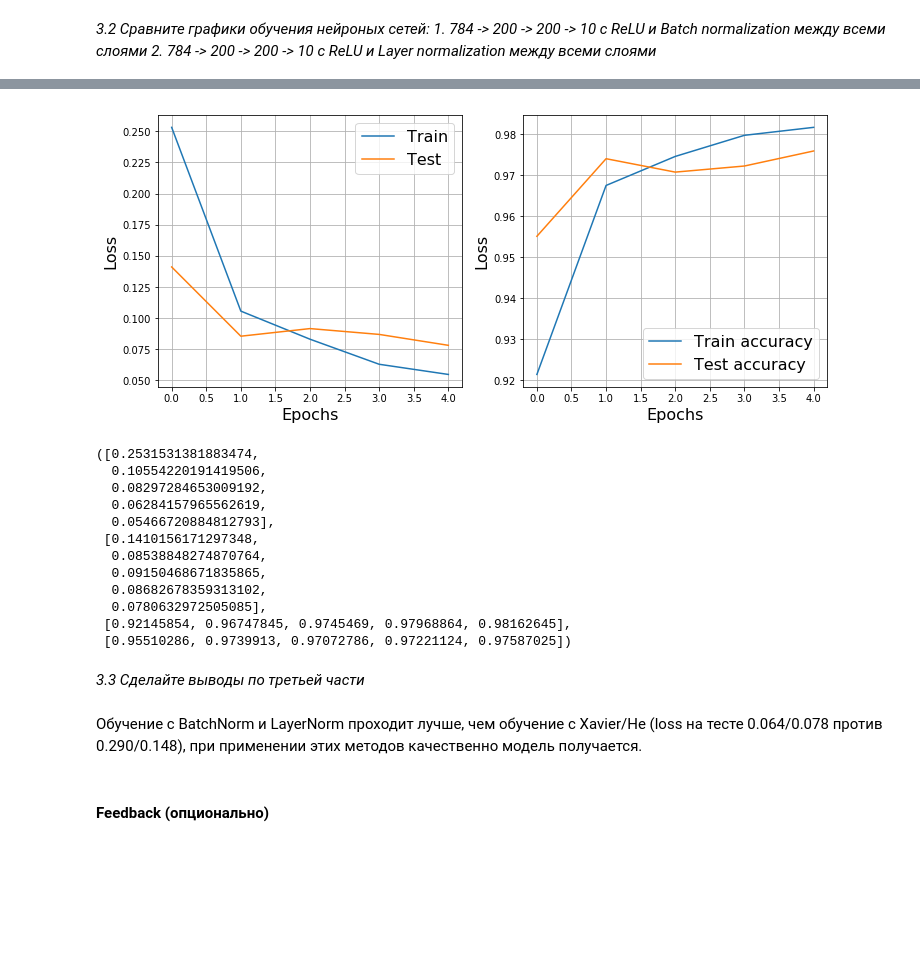
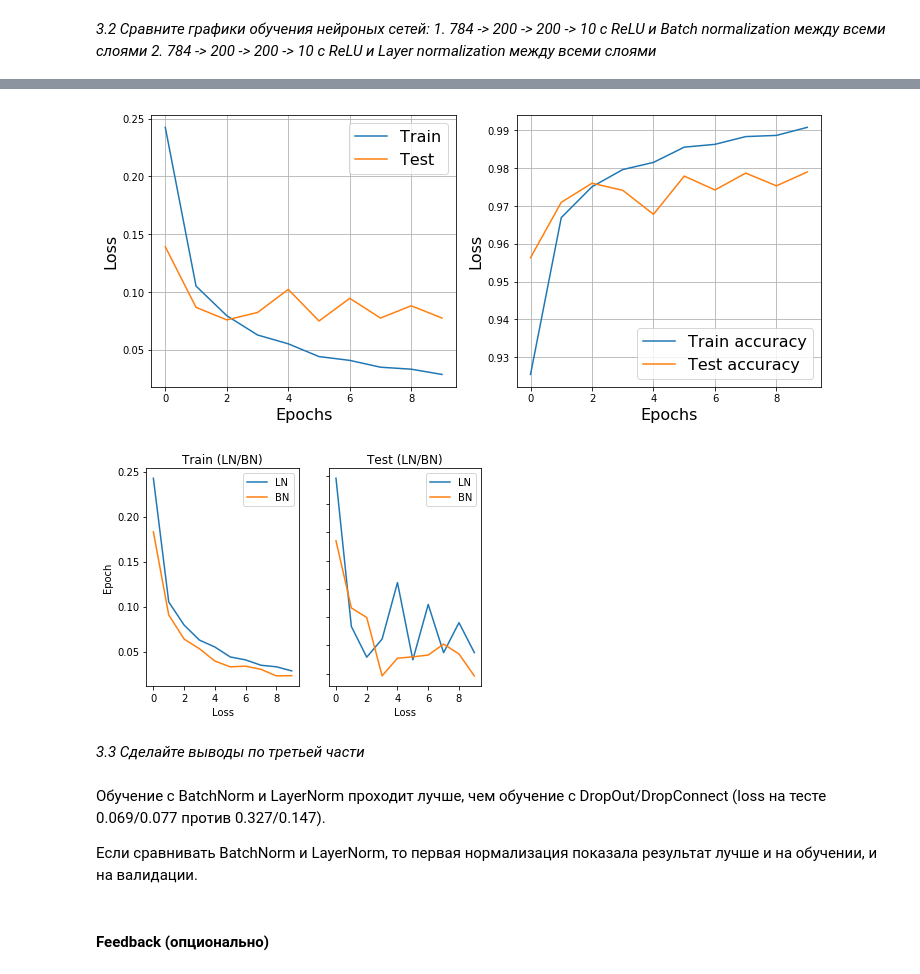
Before and after one commit to v-vskv-v/IR_ML, a Jupyter notebook: Data Analysis/Semester 2/viskov_task 5 (Speedup).ipynb, the cells around one changed output, grey strips where cells are left out. Drawn from its saved outputs; the diff is of its cells as text; code cells hidden in the pictures; blank space fills up the shorter version.

```diff
--- a/Data Analysis/Semester 2/viskov_task 5 (Speedup).ipynb
+++ b/Data Analysis/Semester 2/viskov_task 5 (Speedup).ipynb
@@ -263,5 +320,5 @@ net.append(nn.Linear(sizes[-1], 10))
 net.append(nn.LogSoftmax(1))
 net = nn.Sequential(*net)
 # %%
-train(net, train_loader, test_loader, 5, 0.01, device='cuda')
+infoDC = train(net, train_loader, test_loader, 10, 0.01, device='cuda')
 # %% [output]
@@ -313,13 +380,13 @@ net = [Flatten()]
 sizes = [28 ** 2, 200, 200]
 for in_dim, out_dim in zip(sizes, sizes[1:]):
     net.append(nn.Linear(in_dim, out_dim))
-    net.append(nn.BatchNorm1d(num_features=out_dim))
+    net.append(nn.BatchNorm1d(num_features=out_dim, affine=False))
     net.append(nn.ReLU())
 
 net.append(nn.BatchNorm1d(num_features=sizes[-1]))
 net.append(nn.Linear(sizes[-1], 10))
-net.append(nn.LogSoftmax(1))
+net.append(nn.LogSoftmax(dim=1))
 net = nn.Sequential(*net)
 # %%
-train(net, train_loader, test_loader, 5, 0.005, device='cuda')
+infoBN = train(net, train_loader, test_loader, 10, 0.005, device='cuda')
 # %% [output]
@@ -348,8 +403,8 @@ for in_dim, out_dim in zip(sizes, sizes[1:]):
 
 net.append(LayerNormalization(num_features=sizes[-1]))
 net.append(nn.Linear(sizes[-1], 10))
-net.append(nn.LogSoftmax(1))
+net.append(nn.LogSoftmax(dim=1))
 net = nn.Sequential(*net)
 # %%
-train(net, train_loader, test_loader, 5, 0.005, device='cpu')
+infoLN = train(net, train_loader, test_loader, 10, 0.005, device='cpu')
 # %% [output]
@@ -357,20 +412,30 @@ Epoch 4... (Train/Test) NLL: 0.055/0.078        Accuracy: 0.982/0.976
-[figure, old version]
+[figure, new version]
-([0.2531531381883474,
-  0.10554220191419506,
-  0.08297284653009192,
-  0.06284157965562619,
-  0.05466720884812793],
- [0.1410156171297348,
-  0.08538848274870764,
-  0.09150468671835865,
-  0.08682678359313102,
-  0.0780632972505085],
- [0.92145854, 0.96747845, 0.9745469, 0.97968864, 0.98162645],
- [0.95510286, 0.9739913, 0.97072786, 0.97221124, 0.97587025])
+# %%
+fig, axs = plt.subplots(1, 2)
+
+axs[0].plot(infoLN[0], label='LN')
+axs[0].plot(infoBN[0], label='BN')
+axs[0].set_title('Train (LN/BN)')
+axs[0].legend()
+
+axs[1].plot(infoLN[1], label='LN')
+axs[1].plot(infoBN[1], label='BN')
+axs[1].set_title('Test (LN/BN)')
+axs[1].legend()
+
+for ax in axs.flat:
+    ax.set(xlabel='Loss', ylabel='Epoch')
+
+for ax in axs.flat:
+    ax.label_outer()
+# %% [output]
+[figure, added]
 # %% [markdown]
 <i> 3.3 Сделайте выводы по третьей части </i>
 # %% [markdown]
-Обучение с BatchNorm и LayerNorm проходит лучше, чем обучение с Xavier/He (loss на тесте 0.064/0.078 против 0.290/0.148), при применении этих методов качественно модель получается.
+Обучение с BatchNorm и LayerNorm проходит лучше, чем обучение с DropOut/DropConnect (loss на тесте 0.069/0.077 против 0.327/0.147).
+
+Если сравнивать BatchNorm и LayerNorm, то первая нормализация показала результат лучше и на обучении, и на валидации.
 # %% [markdown]
 #### Feedback (опционально)
 # %% [markdown]
```
Also changed, not shown: parts of 15 cells of this notebook.
